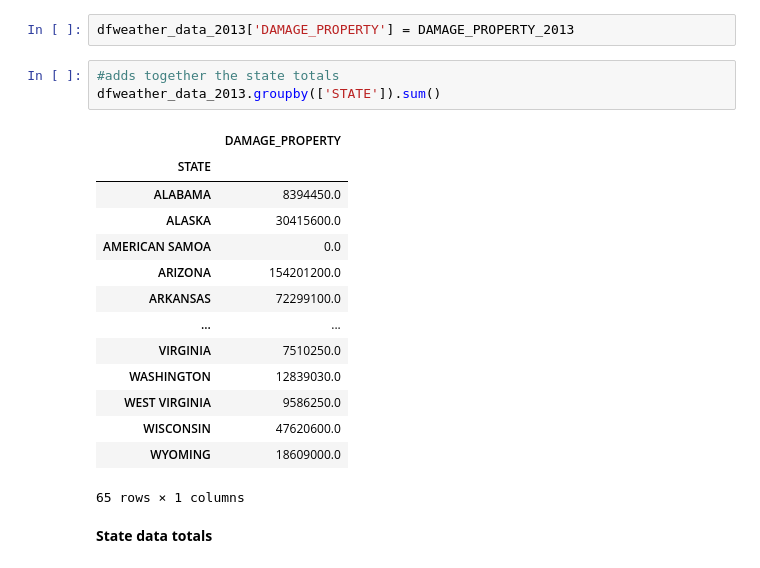
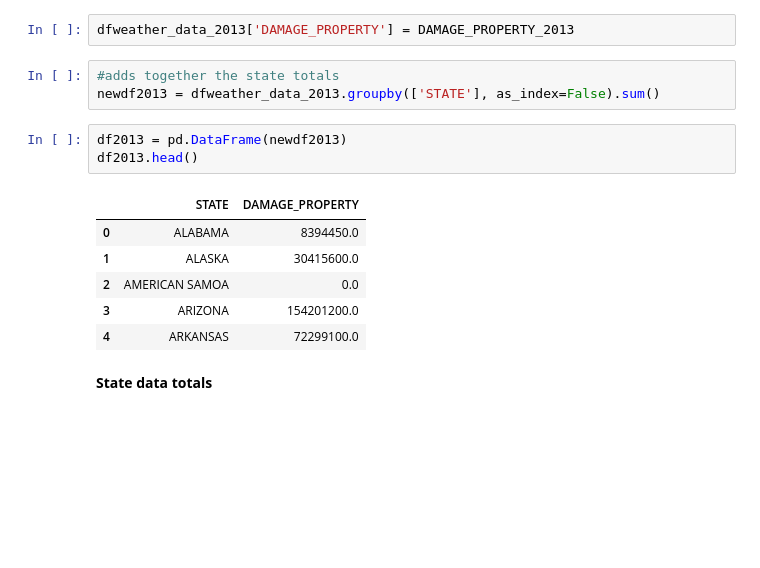
Before and after one commit to lmstephens/Build-Week1, a Jupyter notebook: 2013_2019weather.ipynb, the cells around one changed output. Saved outputs shown, nothing was run; the diff lists cells and outputs as text; blank space fills up the shorter version.

```diff
--- a/2013_2019weather.ipynb
+++ b/2013_2019weather.ipynb
@@ -47,22 +47,17 @@ DAMAGE_PROPERTY_2013 = dfweather_data_2013['DAMAGE_PROPERTY'].replace({'K': '*1e
 dfweather_data_2013['DAMAGE_PROPERTY'] = DAMAGE_PROPERTY_2013
 # %%
 #adds together the state totals
-dfweather_data_2013.groupby(['STATE']).sum()
+newdf2013 = dfweather_data_2013.groupby(['STATE'], as_index=False).sum()
-# %% [output]
-|  | DAMAGE_PROPERTY |
-| STATE |  |
-| ALABAMA | 8394450.0 |
-| ALASKA | 30415600.0 |
-| AMERICAN SAMOA | 0.0 |
-| ARIZONA | 154201200.0 |
-| ARKANSAS | 72299100.0 |
-| ... | ... |
-| VIRGINIA | 7510250.0 |
-| WASHINGTON | 12839030.0 |
-| WEST VIRGINIA | 9586250.0 |
-| WISCONSIN | 47620600.0 |
-| WYOMING | 18609000.0 |
-65 rows × 1 columns
+# %%
+df2013 = pd.DataFrame(newdf2013)
+df2013.head()
+# %% [output]
+|  | STATE | DAMAGE_PROPERTY |
+| 0 | ALABAMA | 8394450.0 |
+| 1 | ALASKA | 30415600.0 |
+| 2 | AMERICAN SAMOA | 0.0 |
+| 3 | ARIZONA | 154201200.0 |
+| 4 | ARKANSAS | 72299100.0 |
 # %% [markdown]
 **State data totals**
 # %%
```
